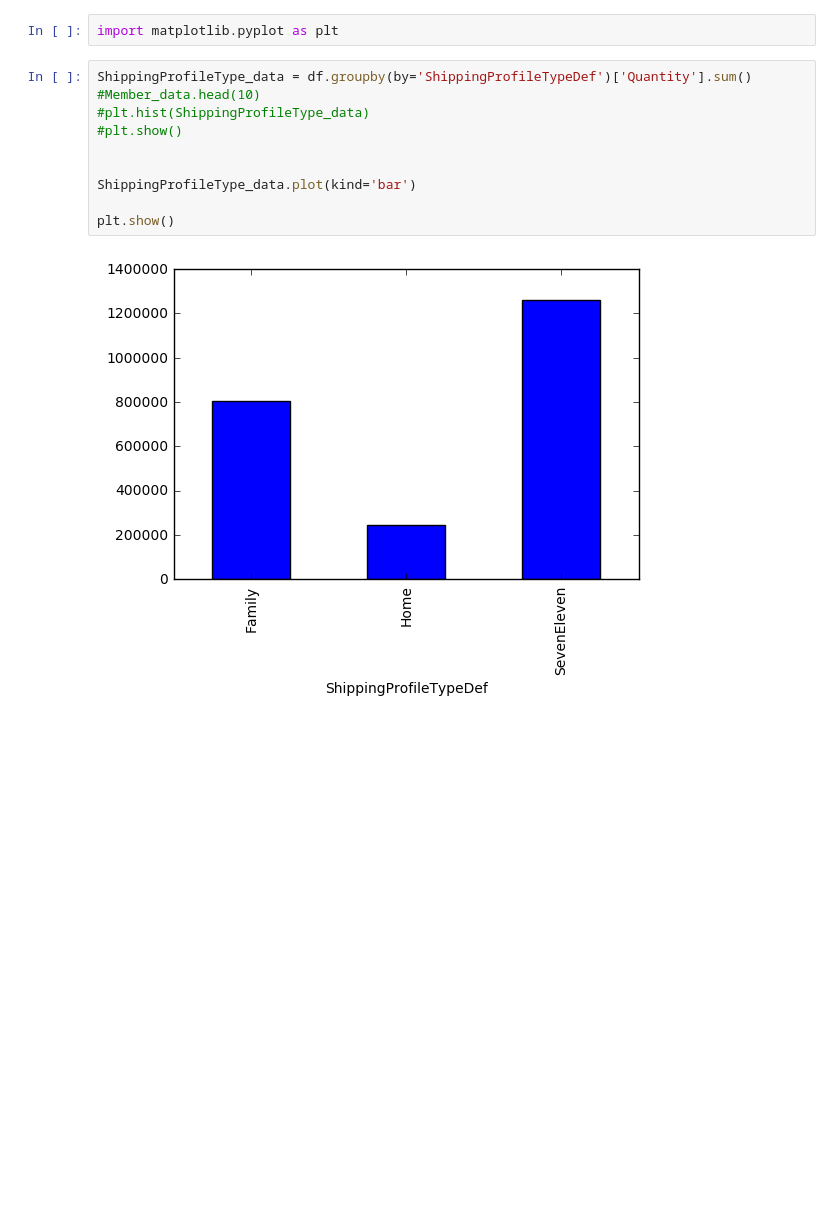
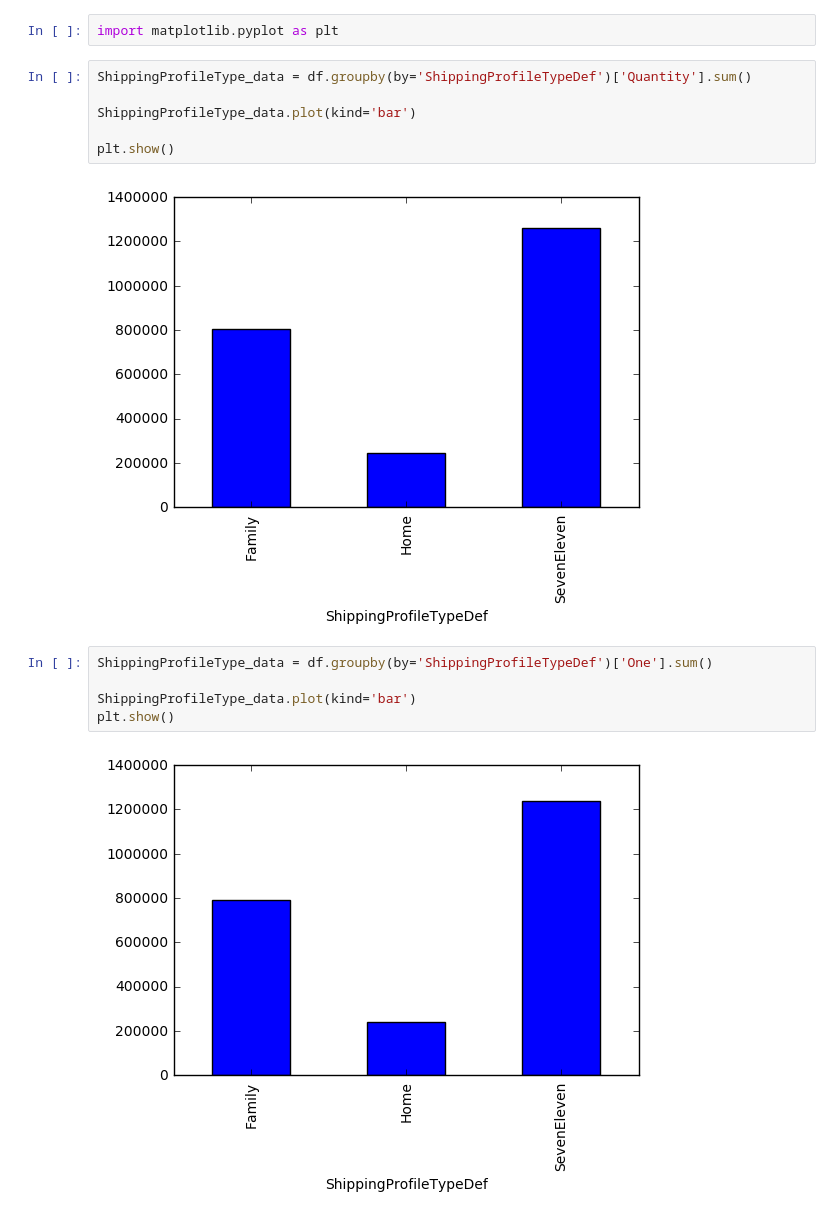
Before and after one commit to chenshowa/Showa_CsxPython, a Jupyter notebook: week_1/week_1_first_HM .ipynb, the cells around one changed output. Saved outputs shown, nothing was run; the diff lists cells and outputs as text; blank space fills up the shorter version.

```diff
--- a/week_1/week_1_first_HM .ipynb
+++ b/week_1/week_1_first_HM .ipynb
@@ -108,13 +158,16 @@ Member_data.plot()
 import matplotlib.pyplot as plt
 # %%
 ShippingProfileType_data = df.groupby(by='ShippingProfileTypeDef')['Quantity'].sum()
-#Member_data.head(10)
-#plt.hist(ShippingProfileType_data)
-#plt.show()
-
 
 ShippingProfileType_data.plot(kind='bar')
 
 plt.show()
 # %% [output]
 [figure]
+# %%
+ShippingProfileType_data = df.groupby(by='ShippingProfileTypeDef')['One'].sum()
+
+ShippingProfileType_data.plot(kind='bar')
+plt.show()
+# %% [output]
+[figure, added]
```
Also changed, not shown: parts of 19 cells of this notebook, 1 other file.
